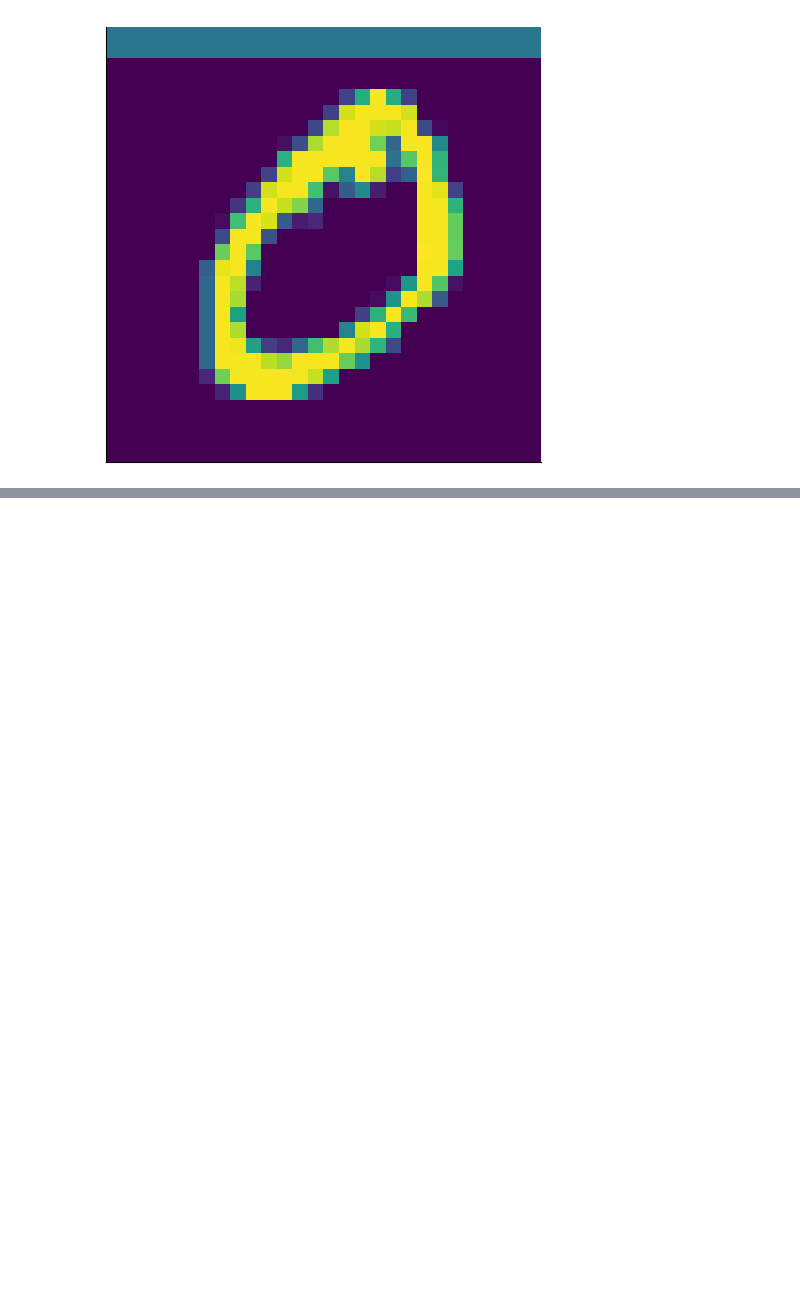
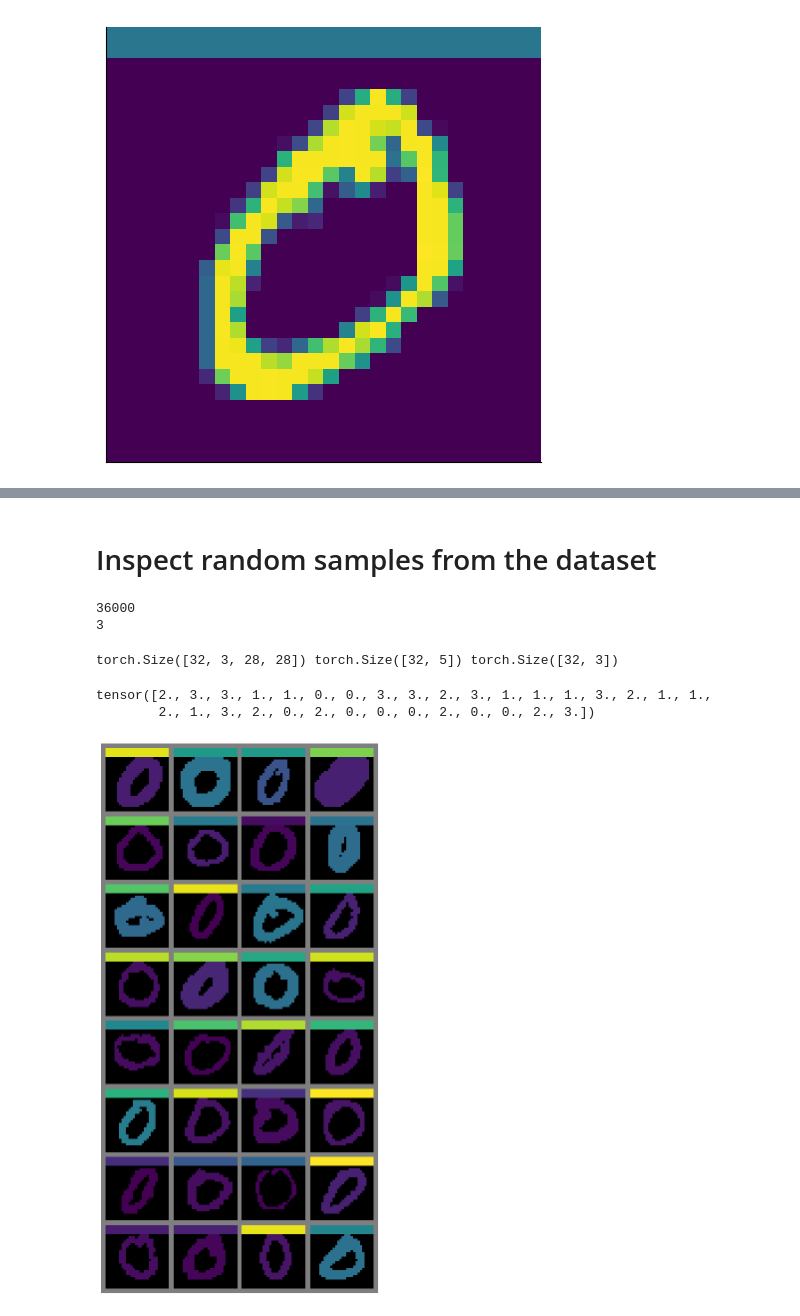
Before and after one commit to tree1111/CDRL, a Jupyter notebook: notebooks/causalbar mnist.ipynb, the cells around one changed output, grey strips where cells are left out. Cells and saved outputs as stored; diff of their text form; code cells hidden in the pictures; blank space fills up the shorter version.

```diff
--- a/notebooks/causalbar mnist.ipynb
+++ b/notebooks/causalbar mnist.ipynb
@@ -400,0 +236,2 @@ plt.show()
+# %% [markdown]
+# Inspect random samples from the dataset
@@ -400,0 +244,34 @@ plt.show()
+# %%
+batch_size = 32
+graph_type = "chain"
+
+transform = transforms.Compose([transforms.ToTensor()])
+
+data_module = MultiDistrDataModule(
+    root=root,
+    graph_type=graph_type,
+    batch_size=batch_size,
+    stratify_distrs=True,
+    transform=transform,
+    num_workers=1,
+)
+data_module.setup()
+# %% [output]
+36000
+3
+# %%
+dataiter = iter(data_module.train_dataloader())
+images, labels, targets = next(dataiter)
+
+print(images.shape, labels.shape, targets.shape)
+# %% [output]
+torch.Size([32, 3, 28, 28]) torch.Size([32, 5]) torch.Size([32, 3])
+# %%
+print(labels[:, -1])
+# %% [output]
+tensor([2., 3., 3., 1., 1., 0., 0., 3., 3., 2., 3., 1., 1., 1., 3., 2., 1., 1.,
+        2., 1., 3., 2., 0., 2., 0., 0., 0., 2., 0., 0., 2., 3.])
+# %%
+show_imgs(images)
+# %% [output]
+[figure, added]
```
Also changed, not shown: parts of 15 cells of this notebook, 8 other files.
